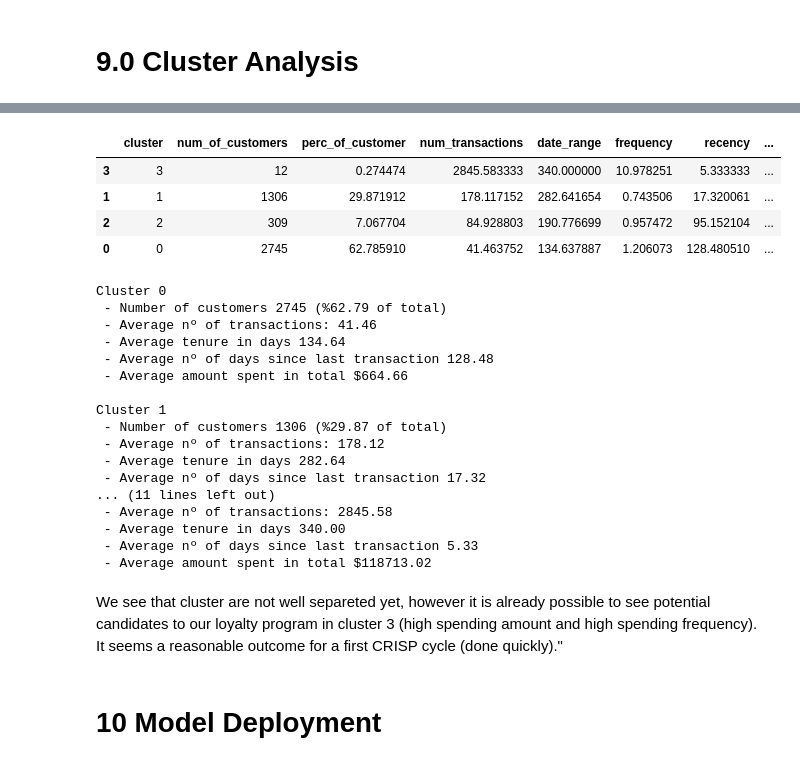
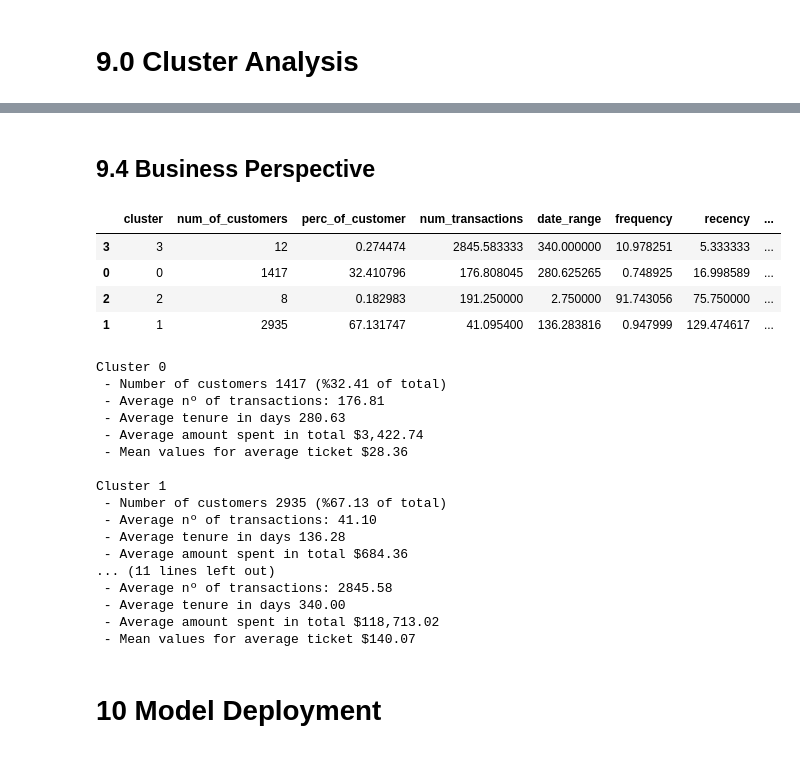
Before and after one commit to humberto-aguiar/Insiders-Fidelity-Clustering, a Jupyter notebook: notebooks/c2-metrics.ipynb, the cells around one changed output, grey strips where cells are left out. Cells and saved outputs as stored; diff of their text form; code cells hidden in the pictures.

Commit message:
'finish CRISP cycle 2'

```diff
--- a/notebooks/c2-metrics.ipynb
+++ b/notebooks/c2-metrics.ipynb
@@ -543,3 +602,5 @@ sns.scatterplot( data = df_res, x = 'frequency', y = 'revenue', hue = 'cluster',
+# %% [markdown]
+## 9.4 Business Perspective
 # %%
 # number of customers per cluster
 n_cust = df3.copy()
@@ -549,16 +610,22 @@ n_cust['perc_of_customer'] = n_cust['num_of_customers']/n_cust['num_of_customers
 n_cust = n_cust[['cluster', 'num_of_customers', 'perc_of_customer']]
 # %%
 # calculating mean values for each cluster attribute
-result = df_res.drop('avg_ticket', axis = 1).groupby('cluster').mean().reset_index()
+
+df_res = df3_t.copy()
+# add cluster to df
+df_res =pd.concat( [df_res, pd.DataFrame( { 'cluster' : labels} ) ], axis = 1 )
+result = df_res.groupby('cluster').mean().reset_index()
+
+# add nº of customers
 result = result.merge( n_cust, on = 'cluster', how = 'inner')
-result = result[['cluster', 'num_of_customers', 'perc_of_customer', 'num_transactions', 'date_range', 'frequency', 'recency', 'revenue' ]]
+result = result[['cluster', 'num_of_customers', 'perc_of_customer', 'num_transactions', 'date_range', 'frequency', 'recency', 'revenue', 'avg_ticket' ]]
 result.sort_values('revenue', ascending = False )
 # %% [output]
 |  | cluster | num_of_customers | perc_of_customer | num_transactions | date_range | frequency | recency | ... |
 | 3 | 3 | 12 | 0.274474 | 2845.583333 | 340.000000 | 10.978251 | 5.333333 | ... |
-| 1 | 1 | 1306 | 29.871912 | 178.117152 | 282.641654 | 0.743506 | 17.320061 | ... |
-| 2 | 2 | 309 | 7.067704 | 84.928803 | 190.776699 | 0.957472 | 95.152104 | ... |
-| 0 | 0 | 2745 | 62.785910 | 41.463752 | 134.637887 | 1.206073 | 128.480510 | ... |
+| 0 | 0 | 1417 | 32.410796 | 176.808045 | 280.625265 | 0.748925 | 16.998589 | ... |
+| 2 | 2 | 8 | 0.182983 | 191.250000 | 2.750000 | 91.743056 | 75.750000 | ... |
+| 1 | 1 | 2935 | 67.131747 | 41.095400 | 136.283816 | 0.947999 | 129.474617 | ... |
 # %%
 # Generating a report of some attributes for each cluster
 for i in range( len(np.unique(labels)) ):
@@ -566,27 +633,25 @@ for i in range( len(np.unique(labels)) ):
     print(' - Number of customers {} (%{:.2f} of total)'.format(result.iloc[i, 1], result.iloc[i, 2]) )
     print(' - Average nº of transactions: {:.2f} '.format(result.iloc[i, 3]) )
     print(' - Average tenure in days {:.2f} '.format(result.iloc[i, 4]) )
-    print(' - Average nº of days since last transaction {:.2f} '.format(result.iloc[i, 6]) )
-    print(' - Average amount spent in total ${:.2f} \n'.format(result.iloc[i, 7]) )
+    print(' - Average amount spent in total ${:,.2f} '.format(result.iloc[i, 7]) )
+    print(' - Mean values for average ticket ${:,.2f} \n'.format(result.iloc[i, 8]) )
 # %% [output]
 Cluster 0
- - Number of customers 2745 (%62.79 of total)
- - Average nº of transactions: 41.46
- - Average tenure in days 134.64
- - Average nº of days since last transaction 128.48
- - Average amount spent in total $664.66
+ - Number of customers 1417 (%32.41 of total)
+ - Average nº of transactions: 176.81
+ - Average tenure in days 280.63
+ - Average amount spent in total $3,422.74
+ - Mean values for average ticket $28.36
 
 Cluster 1
- - Number of customers 1306 (%29.87 of total)
- - Average nº of transactions: 178.12
- - Average tenure in days 282.64
- - Average nº of days since last transaction 17.32
+ - Number of customers 2935 (%67.13 of total)
+ - Average nº of transactions: 41.10
+ - Average tenure in days 136.28
+ - Average amount spent in total $684.36
 ... (11 lines left out)
  - Average nº of transactions: 2845.58
  - Average tenure in days 340.00
- - Average nº of days since last transaction 5.33
- - Average amount spent in total $118713.02
+ - Average amount spent in total $118,713.02
+ - Mean values for average ticket $140.07
-# %% [markdown]
-We see that cluster are not well separeted yet, however it is already possible to see potential candidates to our loyalty program in cluster 3 (high spending amount and high spending frequency). It seems a reasonable outcome for a first CRISP cycle (done quickly)."
 # %% [markdown]
 # 10 Model Deployment
```
Also changed, not shown: parts of 14 cells of this notebook.
